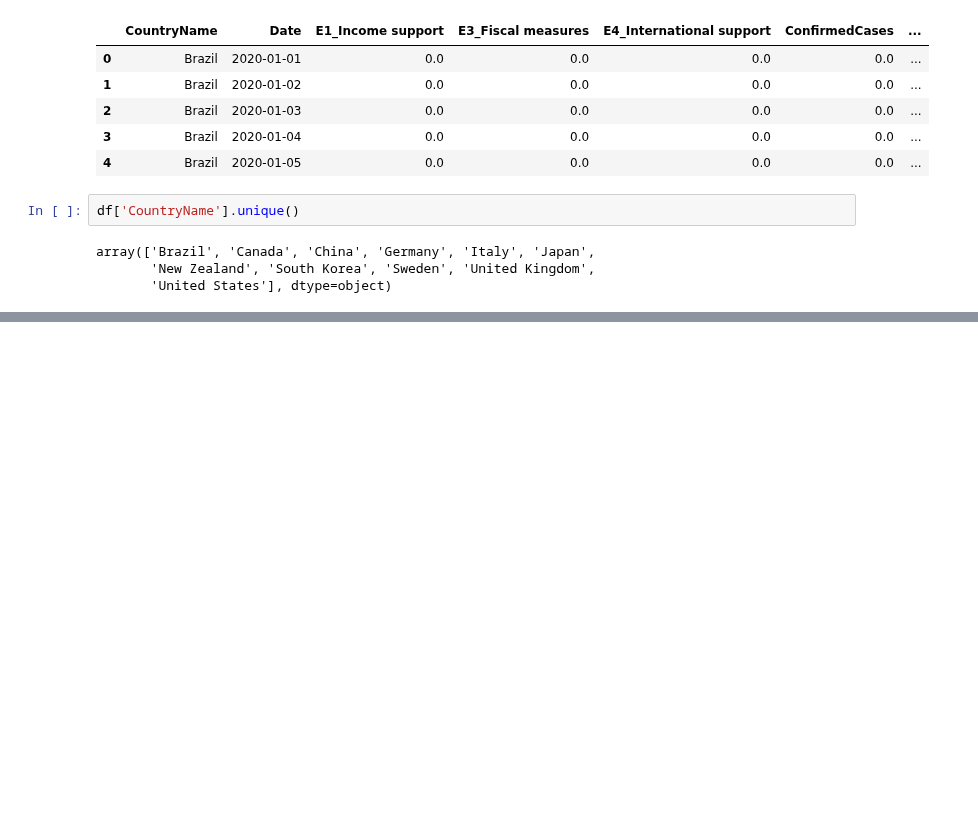
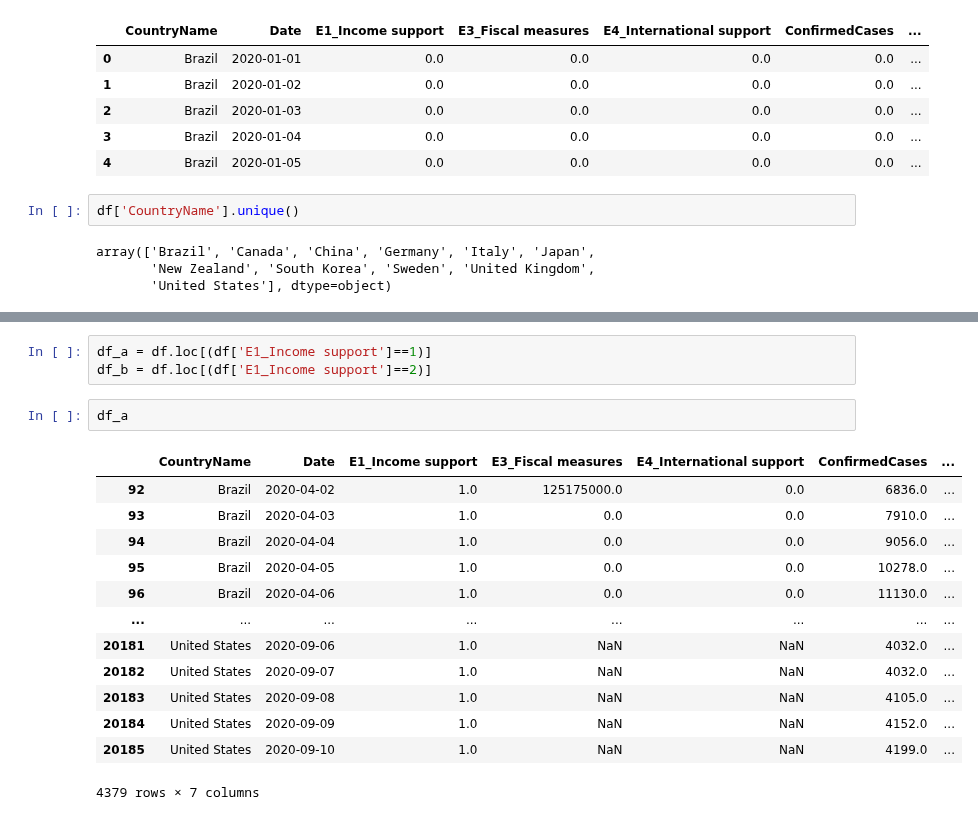
Before and after one commit to rejane-b/Project_1, a Jupyter notebook: Economics.ipynb, the cells around one changed output, grey strips where cells are left out. Saved outputs shown, nothing was run; the diff lists cells and outputs as text; blank space fills up the shorter version.

```diff
--- a/Economics.ipynb
+++ b/Economics.ipynb
@@ -75,0 +83,19 @@ country_df
+# %%
+df_a = df.loc[(df['E1_Income support']==1)]
+df_b = df.loc[(df['E1_Income support']==2)]
+# %%
+df_a
+# %% [output]
+|  | CountryName | Date | E1_Income support | E3_Fiscal measures | E4_International support | ConfirmedCases | ... |
+| 92 | Brazil | 2020-04-02 | 1.0 | 125175000.0 | 0.0 | 6836.0 | ... |
+| 93 | Brazil | 2020-04-03 | 1.0 | 0.0 | 0.0 | 7910.0 | ... |
+| 94 | Brazil | 2020-04-04 | 1.0 | 0.0 | 0.0 | 9056.0 | ... |
+| 95 | Brazil | 2020-04-05 | 1.0 | 0.0 | 0.0 | 10278.0 | ... |
+| 96 | Brazil | 2020-04-06 | 1.0 | 0.0 | 0.0 | 11130.0 | ... |
+| ... | ... | ... | ... | ... | ... | ... | ... |
+| 20181 | United States | 2020-09-06 | 1.0 | NaN | NaN | 4032.0 | ... |
+| 20182 | United States | 2020-09-07 | 1.0 | NaN | NaN | 4032.0 | ... |
+| 20183 | United States | 2020-09-08 | 1.0 | NaN | NaN | 4105.0 | ... |
+| 20184 | United States | 2020-09-09 | 1.0 | NaN | NaN | 4152.0 | ... |
+| 20185 | United States | 2020-09-10 | 1.0 | NaN | NaN | 4199.0 | ... |
+4379 rows × 7 columns
```
Also changed, not shown: parts of 11 cells of this notebook, 2 other files.
